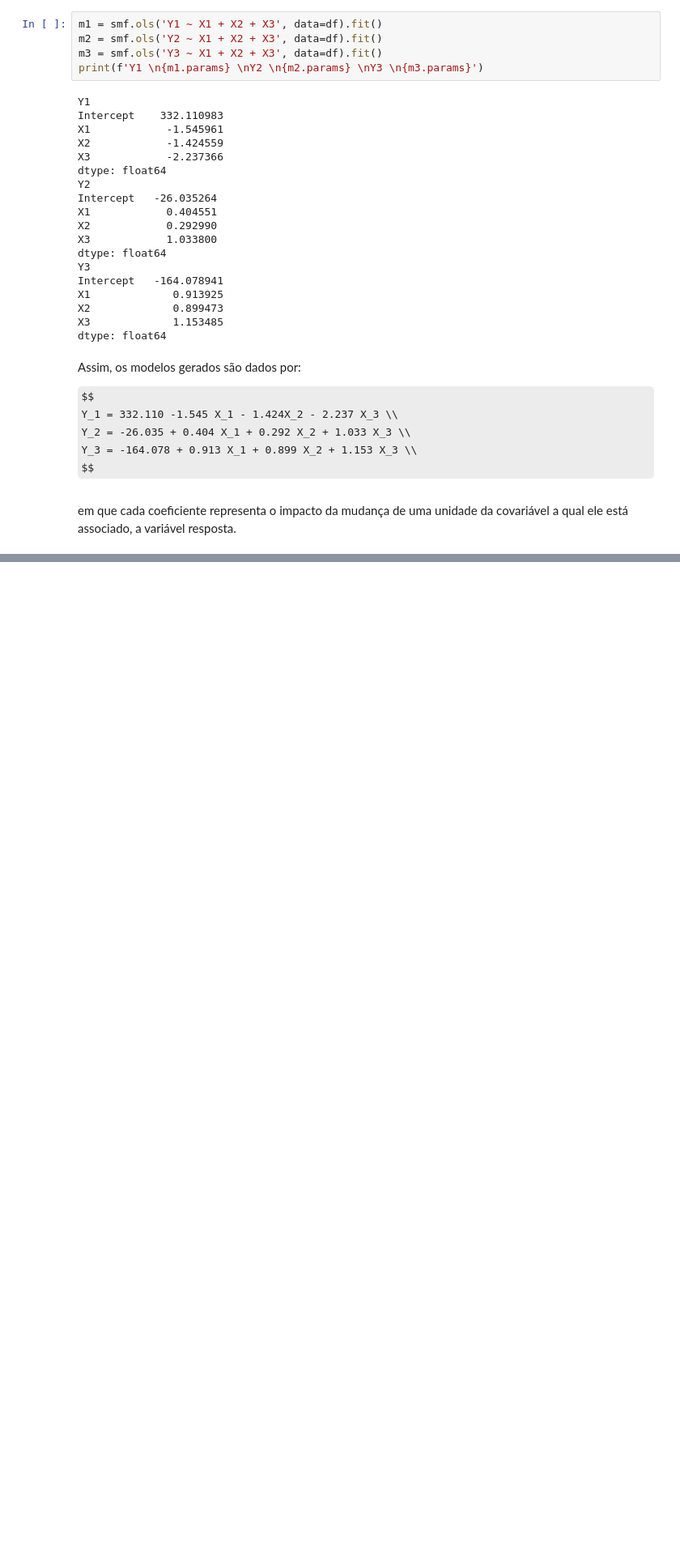
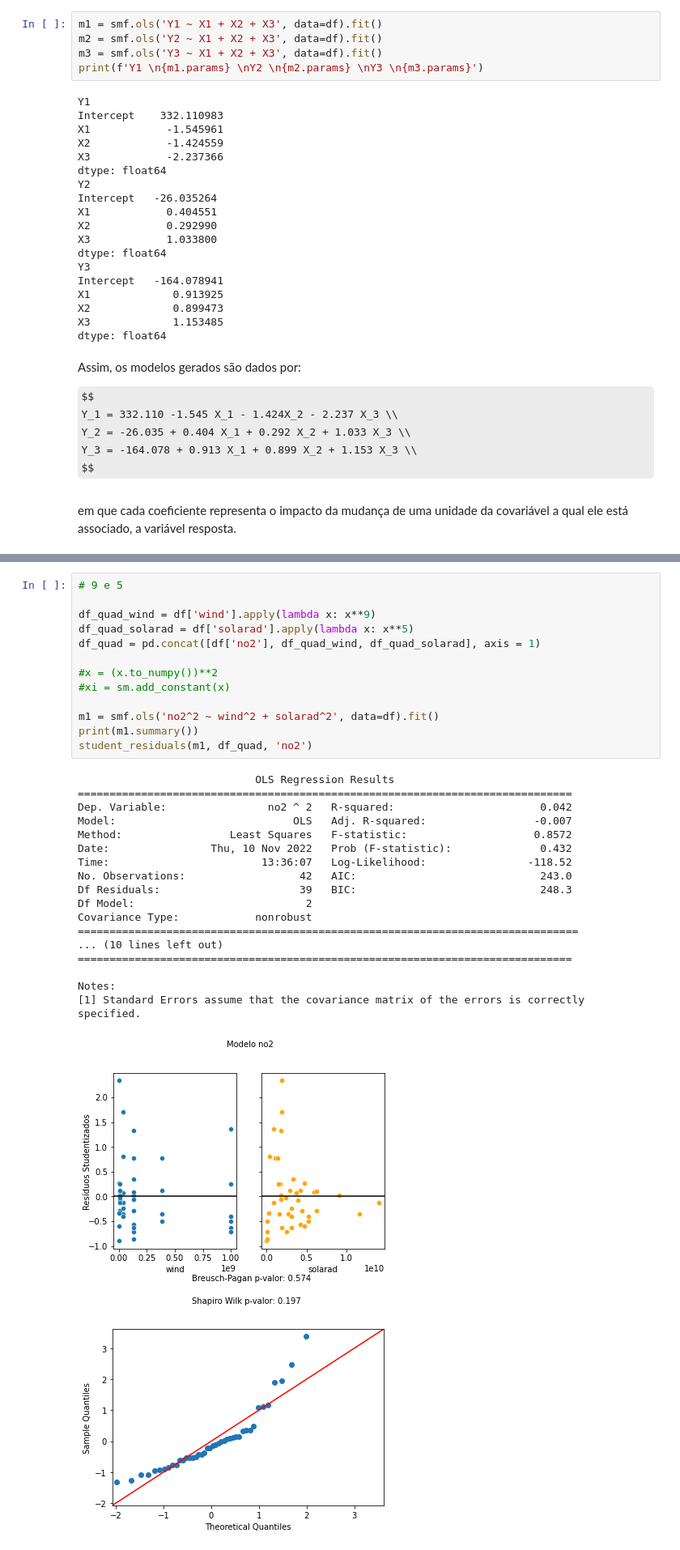
Before and after one commit to derSchmetterling/multivariate_analysis, a Jupyter notebook: AM_trabalho_4/Untitled.ipynb, the cells around one changed output, grey strips where cells are left out. Shown at 81% size. Drawn from its saved outputs; the diff is of its cells as text; some formulas as TeX source; blank space fills up the shorter version.

```diff
--- a/AM_trabalho_4/Untitled.ipynb
+++ b/AM_trabalho_4/Untitled.ipynb
@@ -302,0 +444,33 @@ for i in dep.keys():
+# %%
+# 9 e 5
+
+df_quad_wind = df['wind'].apply(lambda x: x**9)
+df_quad_solarad = df['solarad'].apply(lambda x: x**5)
+df_quad = pd.concat([df['no2'], df_quad_wind, df_quad_solarad], axis = 1)
+
+#x = (x.to_numpy())**2
+#xi = sm.add_constant(x)
+
+m1 = smf.ols('no2^2 ~ wind^2 + solarad^2', data=df).fit()
+print(m1.summary())
+student_residuals(m1, df_quad, 'no2')
+# %% [output]
+                            OLS Regression Results
+==============================================================================
+Dep. Variable:                no2 ^ 2   R-squared:                       0.042
+Model:                            OLS   Adj. R-squared:                 -0.007
+Method:                 Least Squares   F-statistic:                    0.8572
+Date:                Thu, 10 Nov 2022   Prob (F-statistic):              0.432
+Time:                        13:36:07   Log-Likelihood:                -118.52
+No. Observations:                  42   AIC:                             243.0
+Df Residuals:                      39   BIC:                             248.3
+Df Model:                           2
+Covariance Type:            nonrobust
+===============================================================================
+... (10 lines left out)
+==============================================================================
+
+Notes:
+[1] Standard Errors assume that the covariance matrix of the errors is correctly specified.
+[figure, added]
+[figure, added]
```
Also changed, not shown: parts of 20 cells of this notebook.
